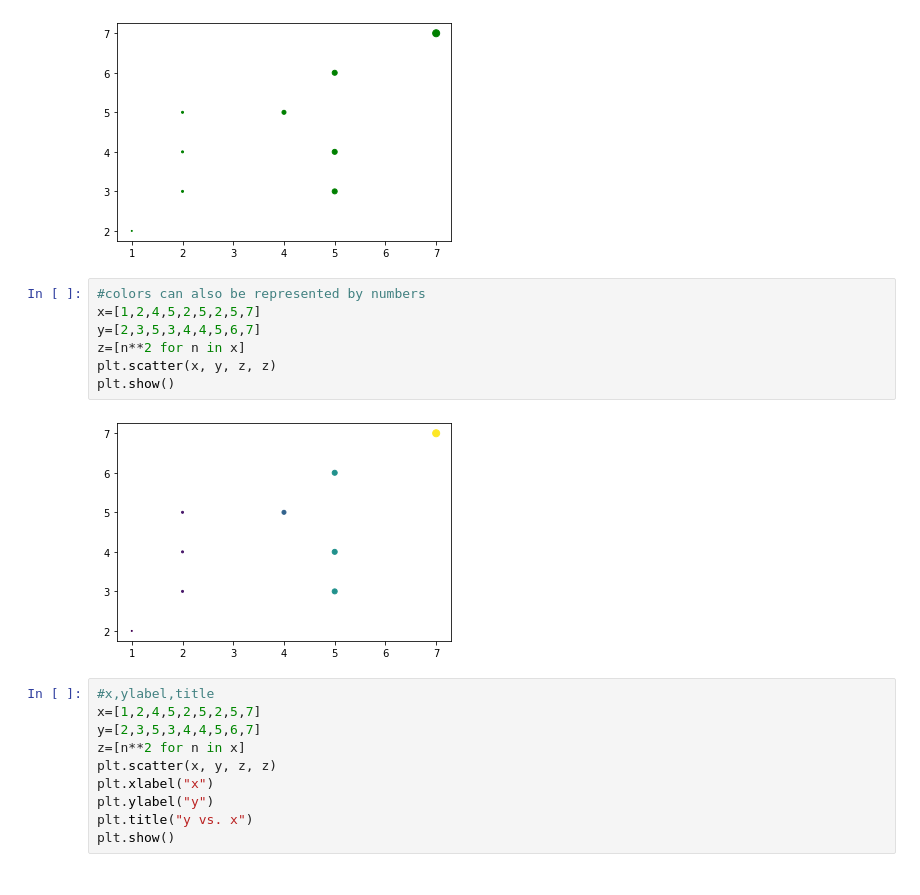
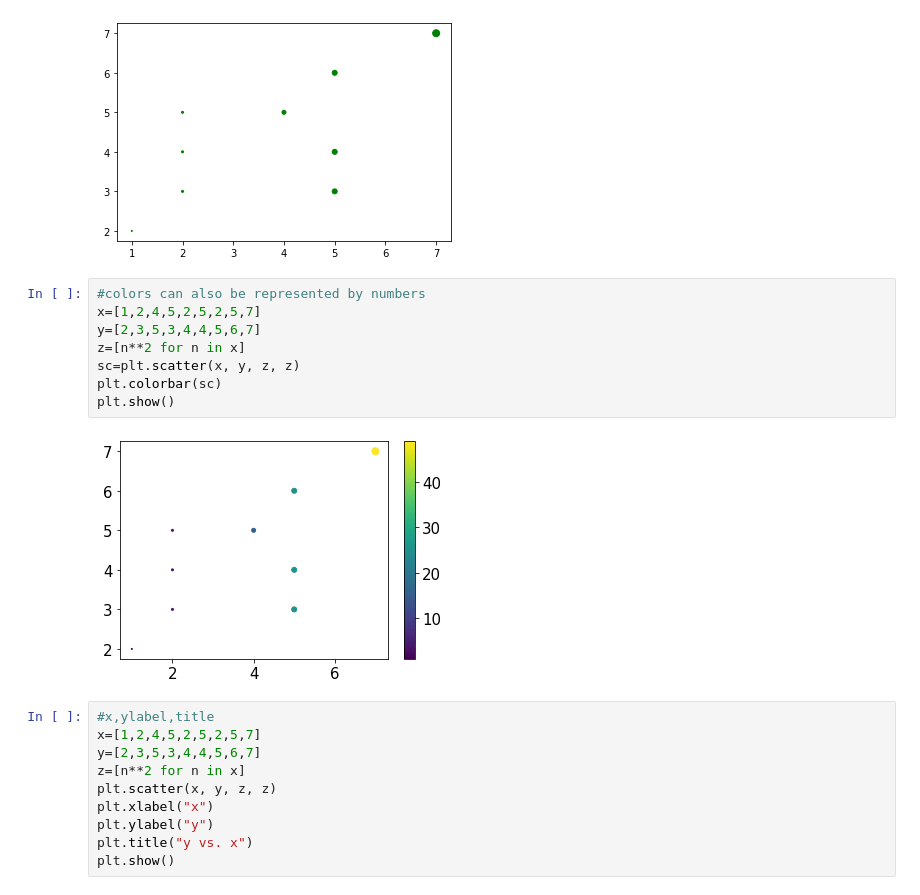
Before and after one commit to souticksaha21/Python_codes, a Jupyter notebook: Matplotlib_plots.ipynb, the cells around one changed output. Drawn from its saved outputs; the diff is of its cells as text.

```diff
--- a/Matplotlib_plots.ipynb
+++ b/Matplotlib_plots.ipynb
@@ -18,12 +18,13 @@ plt.show()
 # %%
 #colors can also be represented by numbers
 x=[1,2,4,5,2,5,2,5,7]
 y=[2,3,5,3,4,4,5,6,7]
 z=[n**2 for n in x]
-plt.scatter(x, y, z, z)
+sc=plt.scatter(x, y, z, z)
+plt.colorbar(sc)
 plt.show()
 # %% [output]
-[figure, old version]
+[figure, new version]
 # %%
 #x,ylabel,title
 x=[1,2,4,5,2,5,2,5,7]
```
Also changed, not shown: parts of 8 cells of this notebook, 5 other files.
